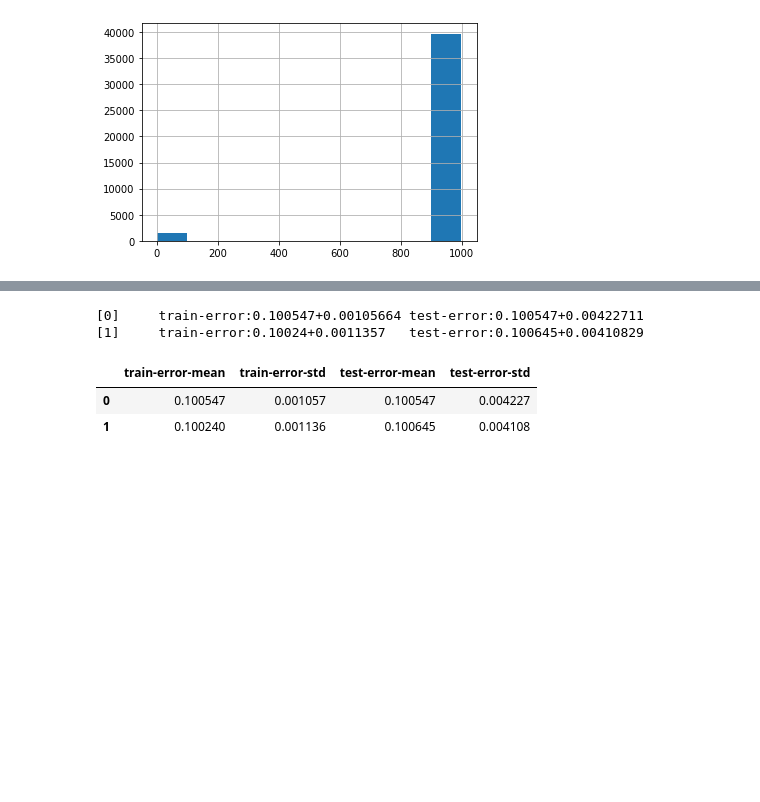
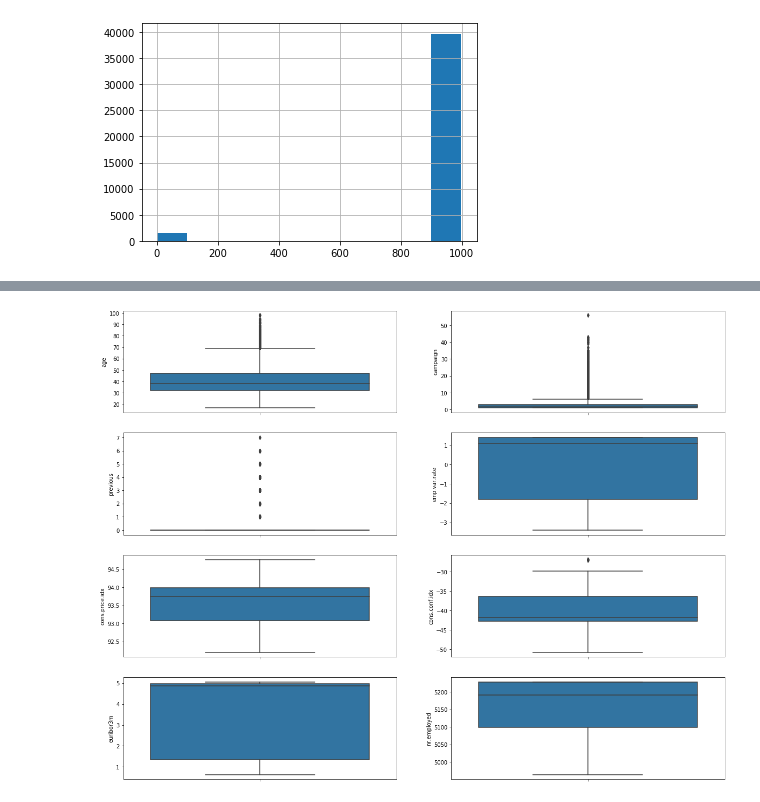
Before and after one commit to ml-learner/Bank_Marketing_Data, a Jupyter notebook: Bank_marketing.ipynb, the cells around one changed output, grey strips where cells are left out. Cells and saved outputs as stored; diff of their text form; code cells hidden in the pictures; blank space fills up the shorter version.

```diff
--- a/Bank_marketing.ipynb
+++ b/Bank_marketing.ipynb
@@ -133,5 +212,0 @@ df_train['education'].replace(dict, inplace = True)
-# %%
-### the repsonse variable "y" is unbalanced, use SMOTE###
-### convert value yes to 1 and no to 0
-df_train['y'].replace({'no':0, 'yes':1}, inplace = True)
-target = df_train.pop("y")
@@ -140,13 +212,0 @@ target = df_train.pop("y")
-# %%
-###Seperate data into categorial and numeric###
-cat = ['job', 'marital', 'default', 'housing', 'loan', 'contact', 'month', 'day_of_week', 'poutcome', 'pdays']
-num = ['age', 'education', 'campaign', 'previous', 'emp.var.rate', 'cons.price.idx', 'cons.conf.idx', 'euribor3m',  'nr.employed']
-
-###Convert categorical variables to dummy variables###
-df_cat = pd.get_dummies(df_train[cat], drop_first = True)
-df_train = pd.concat([df_train, df_cat], axis = 1)
-df_train.drop(cat, axis = 1, inplace = True)
-
-###Standardize numerical variables###
-SC = StandardScaler()
-df_train[num] = SC.fit_transform(df_train[num])
@@ -159,4 +212,0 @@ df_train[num] = SC.fit_transform(df_train[num])
-# %%
-clf = RandomForestClassifier(n_estimators = 100, random_state = 1)
-clf.fit(df_train, target)
-clf.feature_importances_
@@ -202,12 +212,0 @@ dtrain = xgb.DMatrix(data = df_train, label = target)
-# %%
-param = {'max_depth':2, 'eta':1, 'silent':1, 'objective':'binary:logistic'}
-num_round = 2
-xgb.cv(param, dtrain, num_round, nfold=5,
-       metrics={'error'}, seed=0,
-       callbacks=[xgb.callback.print_evaluation(show_stdv=True)])
-# %% [output]
-[0]     train-error:0.100547+0.00105664 test-error:0.100547+0.00422711
-[1]     train-error:0.10024+0.0011357   test-error:0.100645+0.00410829
-|  | train-error-mean | train-error-std | test-error-mean | test-error-std |
-| 0 | 0.100547 | 0.001057 | 0.100547 | 0.004227 |
-| 1 | 0.100240 | 0.001136 | 0.100645 | 0.004108 |
@@ -213,0 +218,14 @@ xgb.cv(param, dtrain, num_round, nfold=5,
+# %%
+###Use boxplot to check outliers###
+f, axes = plt.subplots(4, 2, figsize=(20, 16), sharey = False)
+sns.boxplot(df_train['age'], orient='v', ax = axes[0,0])
+sns.boxplot(df_train['campaign'], orient='v', ax = axes[0,1])
+sns.boxplot(df_train['previous'], orient='v', ax = axes[1,0])
+sns.boxplot(df_train['emp.var.rate'], orient='v', ax = axes[1,1])
+sns.boxplot(df_train['cons.price.idx'], orient='v', ax = axes[2,0])
+sns.boxplot(df_train['cons.conf.idx'], orient='v', ax = axes[2,1])
+sns.boxplot(df_train['euribor3m'], orient='v', ax = axes[3,0])
+sns.boxplot(df_train['nr.employed'], orient='v', ax = axes[3,1])
+plt.show()
+# %% [output]
+[figure, added]
```
Also changed, not shown: parts of 47 cells of this notebook.
